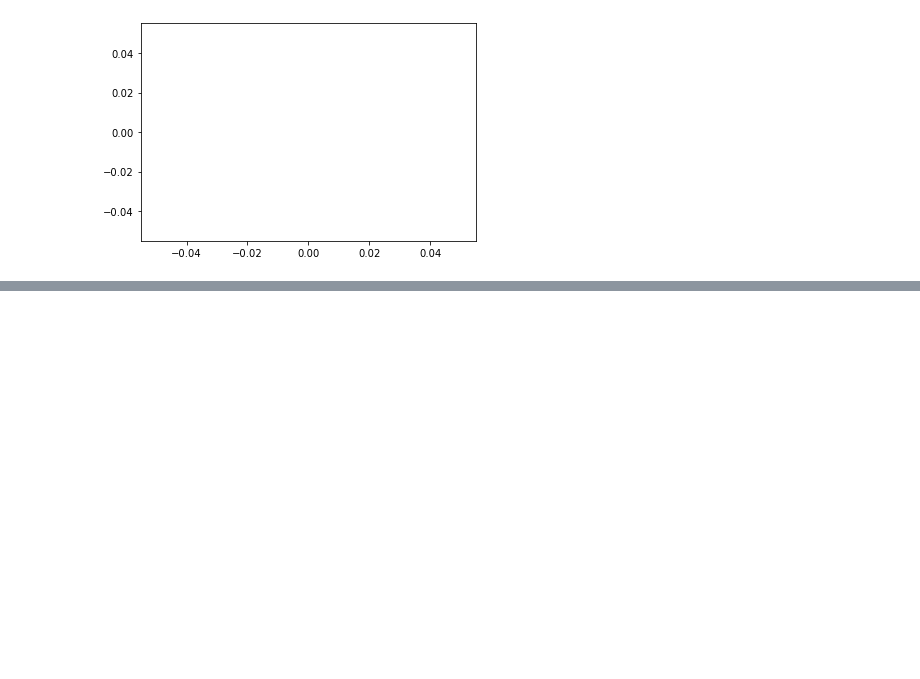
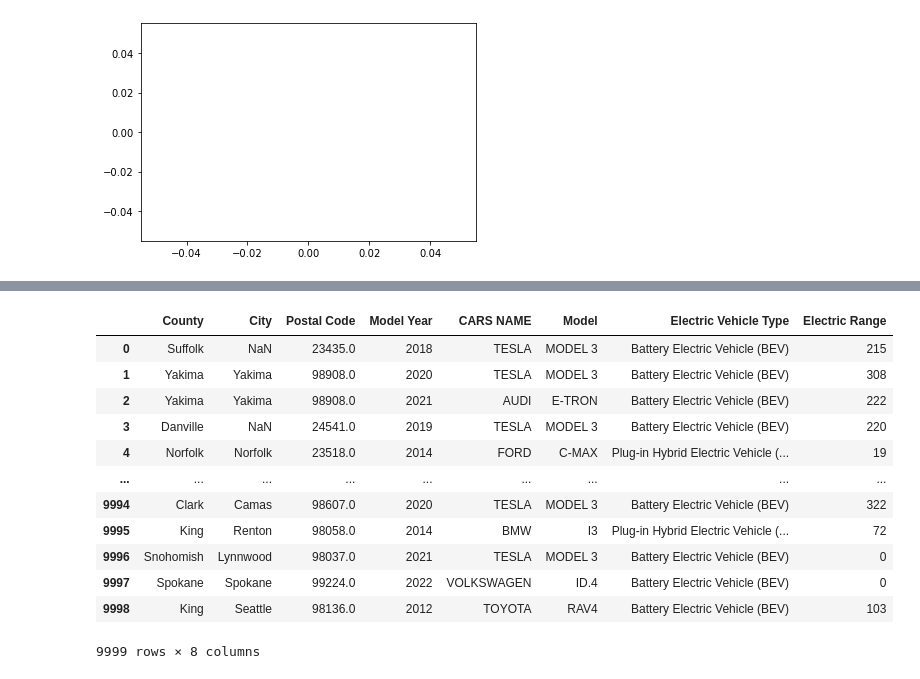
Before and after one commit to AYUSHPATEL1807/MACHINE_ASSIGMNET, a Jupyter notebook: ASSIGMENT - CARS.ipynb, the cells around one changed output, grey strips where cells are left out. Saved outputs shown, nothing was run; the diff lists cells and outputs as text; code cells hidden in the pictures; blank space fills up the shorter version.

```diff
--- a/ASSIGMENT - CARS.ipynb
+++ b/ASSIGMENT - CARS.ipynb
@@ -69,0 +95,17 @@ plt.plot()
+# %%
+da = pd.read_excel("C:\\Users\\asusm\\OneDrive\\Documents\\CARSDATA-2.xlsx")
+da
+# %% [output]
+|  | County | City | Postal Code | Model Year | CARS NAME | Model | Electric Vehicle Type | Electric Range |
+| 0 | Suffolk | NaN | 23435.0 | 2018 | TESLA | MODEL 3 | Battery Electric Vehicle (BEV) | 215 |
+| 1 | Yakima | Yakima | 98908.0 | 2020 | TESLA | MODEL 3 | Battery Electric Vehicle (BEV) | 308 |
+| 2 | Yakima | Yakima | 98908.0 | 2021 | AUDI | E-TRON | Battery Electric Vehicle (BEV) | 222 |
+| 3 | Danville | NaN | 24541.0 | 2019 | TESLA | MODEL 3 | Battery Electric Vehicle (BEV) | 220 |
+| 4 | Norfolk | Norfolk | 23518.0 | 2014 | FORD | C-MAX | Plug-in Hybrid Electric Vehicle (... | 19 |
+| ... | ... | ... | ... | ... | ... | ... | ... | ... |
+| 9994 | Clark | Camas | 98607.0 | 2020 | TESLA | MODEL 3 | Battery Electric Vehicle (BEV) | 322 |
+| 9995 | King | Renton | 98058.0 | 2014 | BMW | I3 | Plug-in Hybrid Electric Vehicle (... | 72 |
+| 9996 | Snohomish | Lynnwood | 98037.0 | 2021 | TESLA | MODEL 3 | Battery Electric Vehicle (BEV) | 0 |
+| 9997 | Spokane | Spokane | 99224.0 | 2022 | VOLKSWAGEN | ID.4 | Battery Electric Vehicle (BEV) | 0 |
+| 9998 | King | Seattle | 98136.0 | 2012 | TOYOTA | RAV4 | Battery Electric Vehicle (BEV) | 103 |
+9999 rows × 8 columns
```
Also changed, not shown: parts of 5 cells of this notebook.
